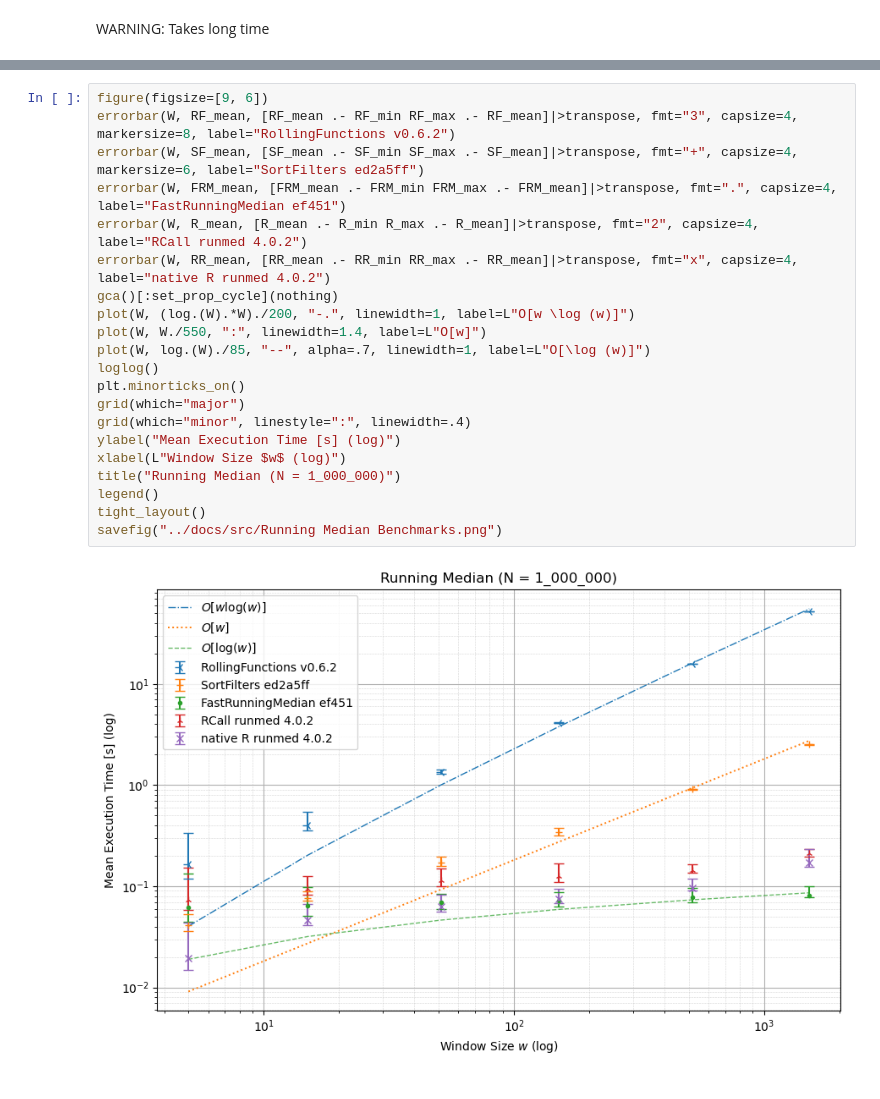
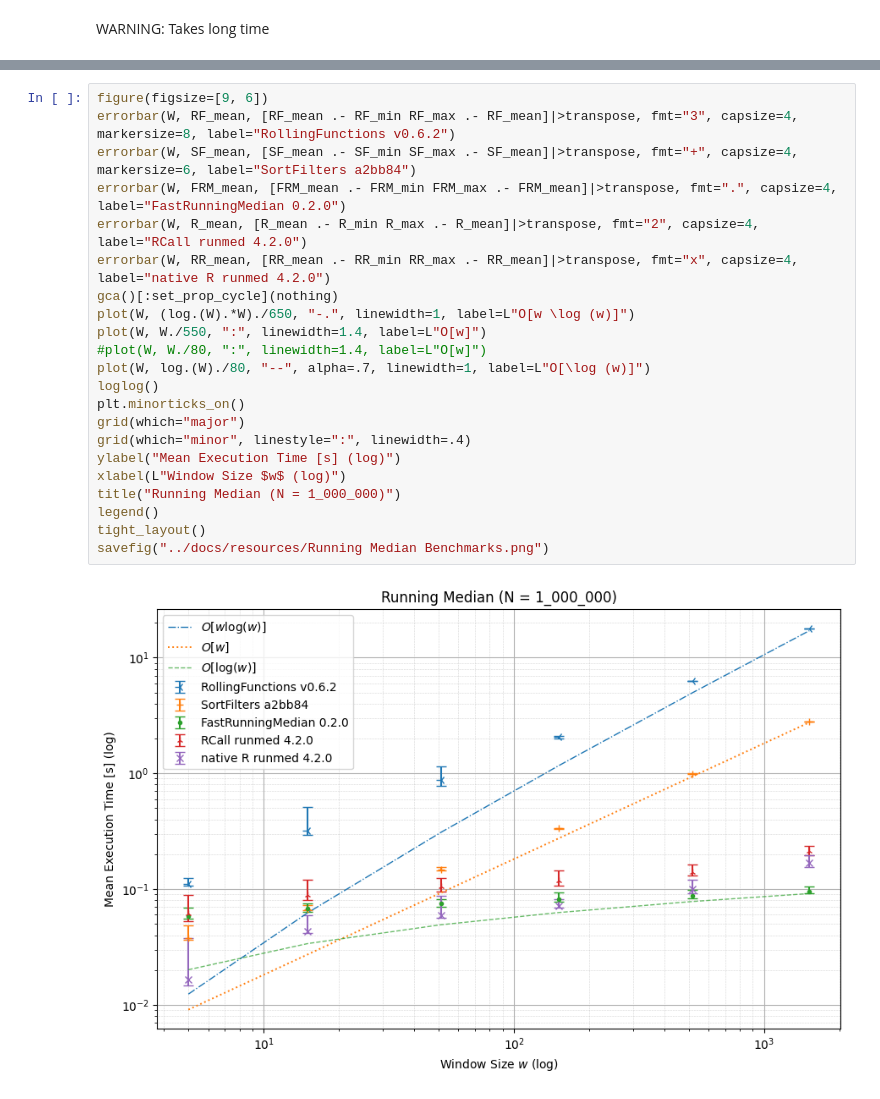
Before and after one commit to Firionus/FastRunningMedian.jl, a Jupyter notebook: benchmark/Benchmark Comparison.ipynb, the cells around one changed output, grey strips where cells are left out. Saved outputs shown, nothing was run; the diff lists cells and outputs as text.

Commit message:
Update Benchmark Run
There were some slight (< 18 %) performance regressions, especially
on large window sizes. The source is unclear.

```diff
--- a/benchmark/Benchmark Comparison.ipynb
+++ b/benchmark/Benchmark Comparison.ipynb
@@ -200,23 +225,24 @@ RR_max .*= 1e-3
 # %%
 figure(figsize=[9, 6])
 errorbar(W, RF_mean, [RF_mean .- RF_min RF_max .- RF_mean]|>transpose, fmt="3", capsize=4, markersize=8, label="RollingFunctions v0.6.2")
-errorbar(W, SF_mean, [SF_mean .- SF_min SF_max .- SF_mean]|>transpose, fmt="+", capsize=4, markersize=6, label="SortFilters ed2a5ff")
-errorbar(W, FRM_mean, [FRM_mean .- FRM_min FRM_max .- FRM_mean]|>transpose, fmt=".", capsize=4, label="FastRunningMedian ef451")
-errorbar(W, R_mean, [R_mean .- R_min R_max .- R_mean]|>transpose, fmt="2", capsize=4, label="RCall runmed 4.0.2")
-errorbar(W, RR_mean, [RR_mean .- RR_min RR_max .- RR_mean]|>transpose, fmt="x", capsize=4, label="native R runmed 4.0.2")
+errorbar(W, SF_mean, [SF_mean .- SF_min SF_max .- SF_mean]|>transpose, fmt="+", capsize=4, markersize=6, label="SortFilters a2bb84")
+errorbar(W, FRM_mean, [FRM_mean .- FRM_min FRM_max .- FRM_mean]|>transpose, fmt=".", capsize=4, label="FastRunningMedian 0.2.0")
+errorbar(W, R_mean, [R_mean .- R_min R_max .- R_mean]|>transpose, fmt="2", capsize=4, label="RCall runmed 4.2.0")
+errorbar(W, RR_mean, [RR_mean .- RR_min RR_max .- RR_mean]|>transpose, fmt="x", capsize=4, label="native R runmed 4.2.0")
 gca()[:set_prop_cycle](nothing)
-plot(W, (log.(W).*W)./200, "-.", linewidth=1, label=L"O[w \log (w)]")
+plot(W, (log.(W).*W)./650, "-.", linewidth=1, label=L"O[w \log (w)]")
 plot(W, W./550, ":", linewidth=1.4, label=L"O[w]")
-plot(W, log.(W)./85, "--", alpha=.7, linewidth=1, label=L"O[\log (w)]")
+#plot(W, W./80, ":", linewidth=1.4, label=L"O[w]")
+plot(W, log.(W)./80, "--", alpha=.7, linewidth=1, label=L"O[\log (w)]")
 loglog()
 plt.minorticks_on()
 grid(which="major")
 grid(which="minor", linestyle=":", linewidth=.4)
 ylabel("Mean Execution Time [s] (log)")
 xlabel(L"Window Size $w$ (log)")
 title("Running Median (N = 1_000_000)")
 legend()
 tight_layout()
-savefig("../docs/src/Running Median Benchmarks.png")
+savefig("../docs/resources/Running Median Benchmarks.png")
 # %% [output]
-[figure, old version]
+[figure, new version]
```
Also changed, not shown: parts of 20 cells of this notebook, 3 other files.
